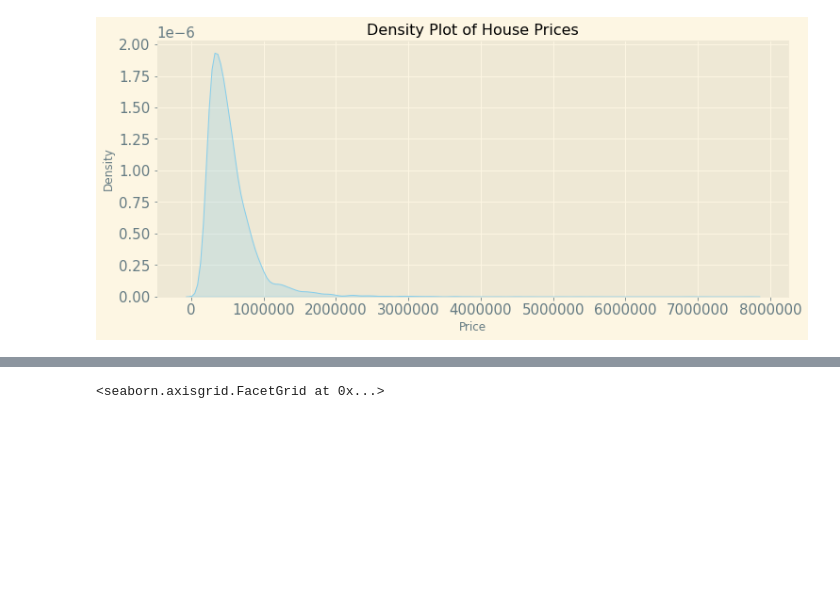
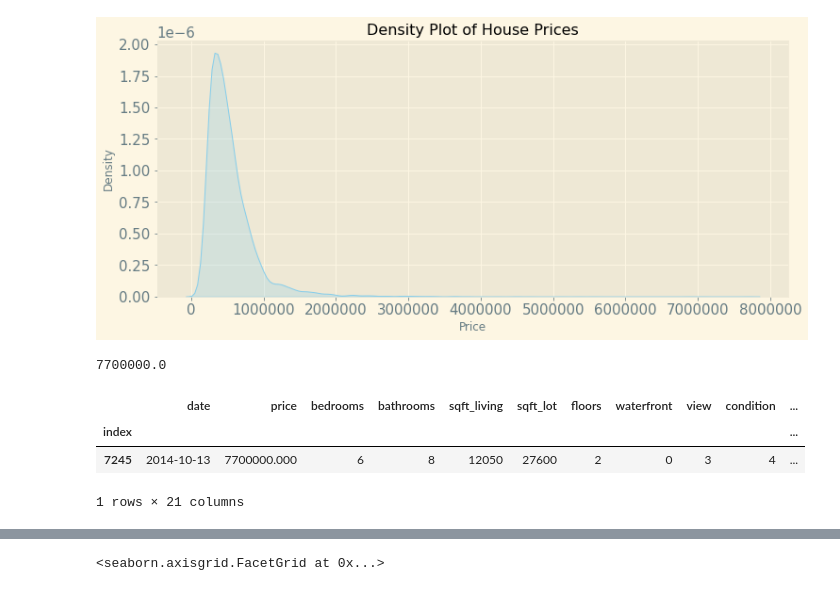
Before and after one commit to daimonae/King-County-House-Sales, a Jupyter notebook: 02_Visualisierung.ipynb, the cells around one changed output, grey strips where cells are left out. Drawn from its saved outputs; the diff is of its cells as text; code cells hidden in the pictures; blank space fills up the shorter version.

Commit message:
new view

```diff
--- a/02_Visualisierung.ipynb
+++ b/02_Visualisierung.ipynb
@@ -318,3 +318,14 @@ plt.xlabel('Price'), plt.ylabel('Density'), plt.title('Density Plot of House Pri
 plt.ticklabel_format(style='plain', axis='x')
 # %% [output]
 [figure]
+# %%
+df.price.max()
+# %% [output]
+7700000.0
+# %%
+df[df.price == 7700000]
+# %% [output]
+|  | date | price | bedrooms | bathrooms | sqft_living | sqft_lot | floors | waterfront | view | condition | ... |
+| index |  |  |  |  |  |  |  |  |  |  | ... |
+| 7245 | 2014-10-13 | 7700000.000 | 6 | 8 | 12050 | 27600 | 2 | 0 | 3 | 4 | ... |
+1 rows × 21 columns
```
Also changed, not shown: parts of 1 cell of this notebook.
